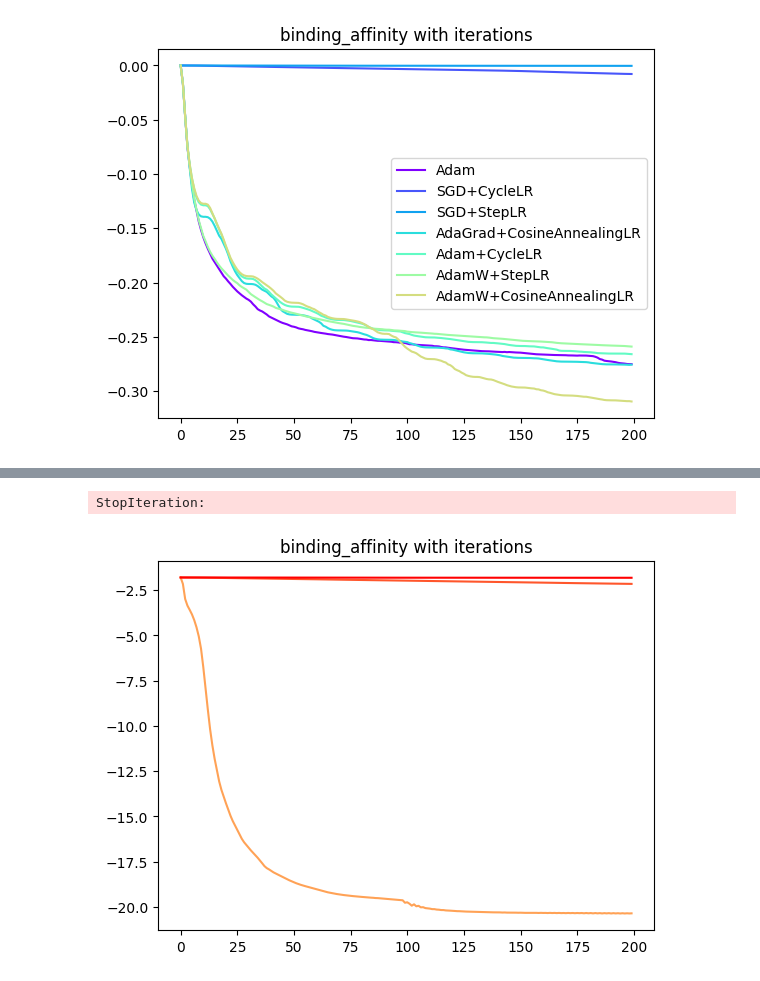
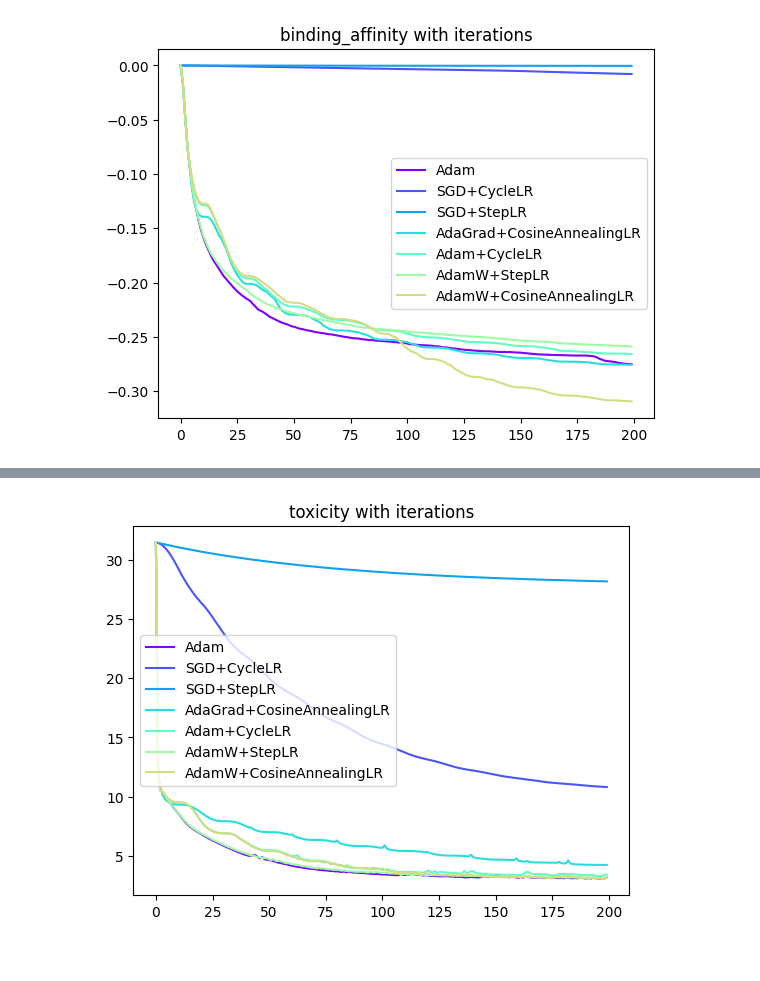
Before and after one commit to shreshthtuli/LIMO, a Jupyter notebook: test.ipynb, the cells around one changed output, grey strips where cells are left out. Cells and saved outputs as stored; diff of their text form; code cells hidden in the pictures.

```diff
--- a/test.ipynb
+++ b/test.ipynb
@@ -67,8 +67,11 @@ def optimize(property, z, num_steps, lr = 0.6, opt = 'Adam', sched = '', model =
         optimizer.zero_grad()
         probs = torch.exp(model.decode(z))
         loss = torch.sum(models[property](probs)) * (-1 if property == 'qed' else 1)
-        plotloss = torch.sum(models[plot](probs)) * (-1 if plot == 'qed' else 1)
-        zs.append(z.clone().data); losses.append(loss.item()); plotlosses.append(plotloss.item())
+        if not plot is None:
+            plotloss = torch.sum(models[plot](probs)) * (-1 if plot == 'qed' else 1)
+        zs.append(z.clone().data); losses.append(loss.item())
+        if not plot is None:
+            plotlosses.append(plotloss.item())
         loss.backward(); optimizer.step()
         if sched != '':
             scheduler.step()
@@ -177,3 +180,24 @@ list_losses.append(losses); list_labels.append('AdamW+CosineAnnealingLR')
 plot_losses(property, list_losses, list_labels)
 # %% [output]
 [figure]
+# %%
+property = 'toxicity'
+num_steps = 200
+# optimizers = SGD, Adam, Adagrad, AdamW
+# schedulers = StepLR, CyclicLR, CosineAnnealingLR
+list_losses = []; list_labels = []
+_, losses = optimize(property, z.detach().clone(), num_steps)
+list_losses.append(losses); list_labels.append('Adam')
+_, losses = optimize(property, z.detach().clone(), num_steps, opt = 'SGD', sched = 'CyclicLR')
+list_losses.append(losses); list_labels.append('SGD+CycleLR')
+_, losses = optimize(property, z.detach().clone(), num_steps, opt = 'SGD', sched = 'StepLR')
+list_losses.append(losses); list_labels.append('SGD+StepLR')
+_, losses = optimize(property, z.detach().clone(), num_steps, opt = 'Adagrad', sched = 'CosineAnnealingLR')
+list_losses.append(losses); list_labels.append('AdaGrad+CosineAnnealingLR')
+_, losses = optimize(property, z.detach().clone(), num_steps, opt = 'Adam', sched = 'CosineAnnealingLR')
+list_losses.append(losses); list_labels.append('Adam+CycleLR')
+_, losses = optimize(property, z.detach().clone(), num_steps, opt = 'AdamW', sched = 'StepLR')
+list_losses.append(losses); list_labels.append('AdamW+StepLR')
+_, losses = optimize(property, z.detach().clone(), num_steps, opt = 'AdamW', sched = 'CosineAnnealingLR')
+list_losses.append(losses); list_labels.append('AdamW+CosineAnnealingLR')
+plot_losses(property, list_losses, list_labels)
@@ -181,33 +207,32 @@ plot_losses(property, list_losses, list_labels)
 # load transformer model
 tran = Transformer(max_len=dm.dataset.max_len,
           vocab_len=len(dm.dataset.symbol_to_idx),
           latent_dim=1024, embedding_dim=64).to(device)
 tran.load_state_dict(torch.load('tran.pt'))
 tran.eval()
 
 # start with 100 random molecules for transformer
 num_mols = 100
 z = torch.randn((num_mols, tran.max_len, tran.embedding_dim), device=device, requires_grad=True)
 
 # plot properties
-property = 'binding_affinity'
+property = 'toxicity'
 num_steps = 200
 list_losses = []; list_labels = []
 _, losses = optimize(property, z.detach().clone(), num_steps, model = tran)
 list_losses.append(losses); list_labels.append('Adam')
 _, losses = optimize(property, z.detach().clone(), num_steps, opt = 'SGD', sched = 'CyclicLR', model = tran)
 list_losses.append(losses); list_labels.append('SGD+CycleLR')
 _, losses = optimize(property, z.detach().clone(), num_steps, opt = 'SGD', sched = 'StepLR', model = tran)
 list_losses.append(losses); list_labels.append('SGD+StepLR')
 _, losses = optimize(property, z.detach().clone(), num_steps, opt = 'Adagrad', sched = 'CosineAnnealingLR', model = tran)
 list_losses.append(losses); list_labels.append('AdaGrad+CosineAnnealingLR')
 _, losses = optimize(property, z.detach().clone(), num_steps, opt = 'Adam', sched = 'CosineAnnealingLR', model = tran)
 list_losses.append(losses); list_labels.append('Adam+CycleLR')
 _, losses = optimize(property, z.detach().clone(), num_steps, opt = 'AdamW', sched = 'StepLR', model = tran)
 list_losses.append(losses); list_labels.append('AdamW+StepLR')
 _, losses = optimize(property, z.detach().clone(), num_steps, opt = 'AdamW', sched = 'CosineAnnealingLR', model = tran)
 list_losses.append(losses); list_labels.append('AdamW+CosineAnnealingLR')
 plot_losses(property, list_losses, list_labels)
 # %% [output]
-StopIteration:
-[figure, old version]
+[figure, new version]
```
Also changed, not shown: parts of 1 cell of this notebook.
